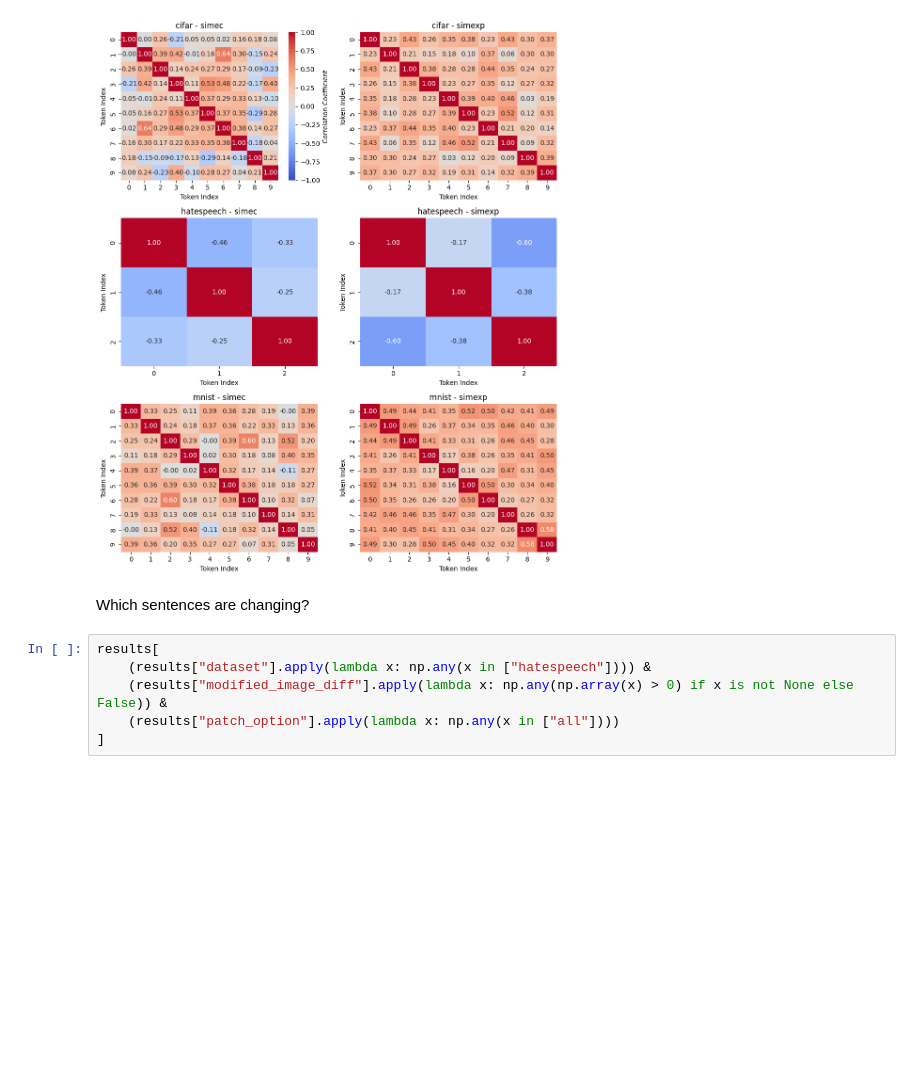
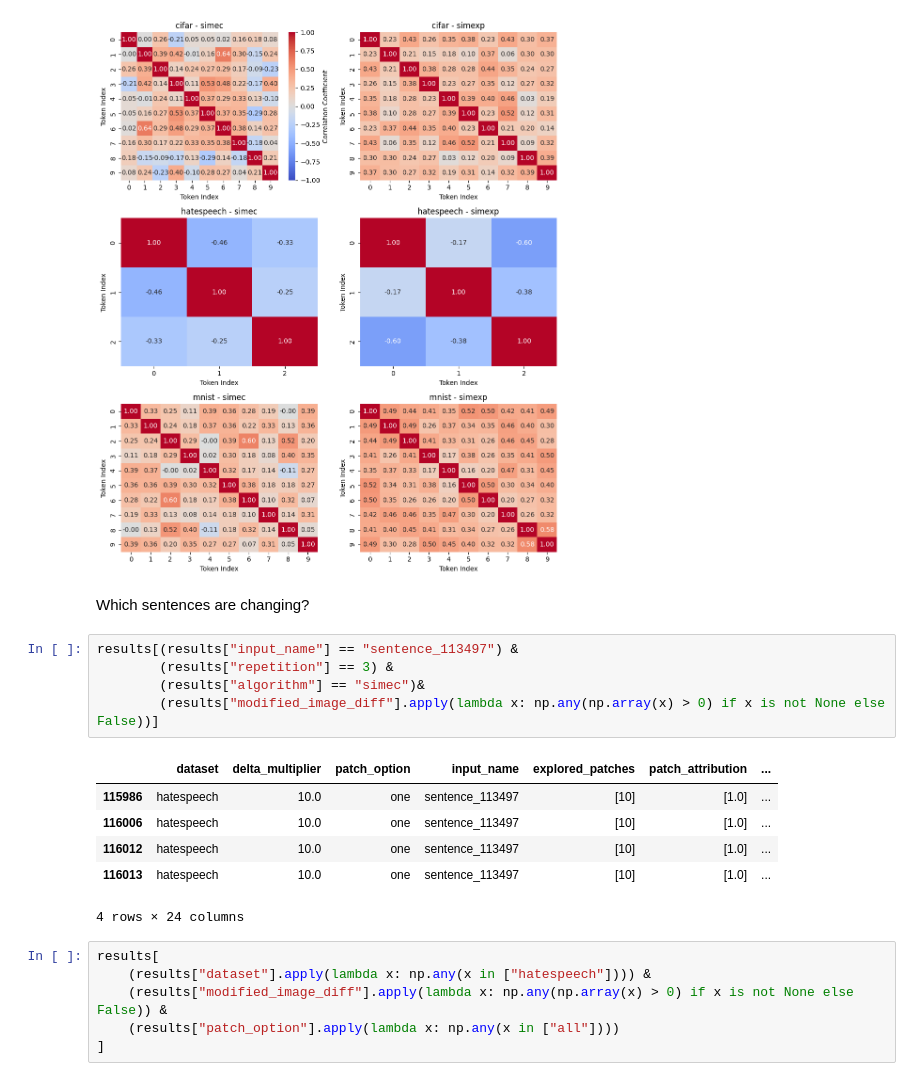
Before and after one commit to alessiomarta/transformers_equivalence_classes, a Jupyter notebook: notebooks/interpretation-analysis.ipynb, the cells around one changed output. Drawn from its saved outputs; the diff is of its cells as text; blank space fills up the shorter version.

```diff
--- a/notebooks/interpretation-analysis.ipynb
+++ b/notebooks/interpretation-analysis.ipynb
@@ -505,6 +505,18 @@ plt.show()
 [figure]
 # %% [markdown]
 Which sentences are changing?
+# %%
+results[(results["input_name"] == "sentence_113497") &
+        (results["repetition"] == 3) &
+        (results["algorithm"] == "simec")&
+        (results["modified_image_diff"].apply(lambda x: np.any(np.array(x) > 0) if x is not None else False))]
+# %% [output]
+|  | dataset | delta_multiplier | patch_option | input_name | explored_patches | patch_attribution | ... |
+| 115986 | hatespeech | 10.0 | one | sentence_113497 | [10] | [1.0] | ... |
+| 116006 | hatespeech | 10.0 | one | sentence_113497 | [10] | [1.0] | ... |
+| 116012 | hatespeech | 10.0 | one | sentence_113497 | [10] | [1.0] | ... |
+| 116013 | hatespeech | 10.0 | one | sentence_113497 | [10] | [1.0] | ... |
+4 rows × 24 columns
 # %%
 results[
     (results["dataset"].apply(lambda x: np.any(x in ["hatespeech"]))) &
```
Also changed, not shown: parts of 1 cell of this notebook, 34 other files.
